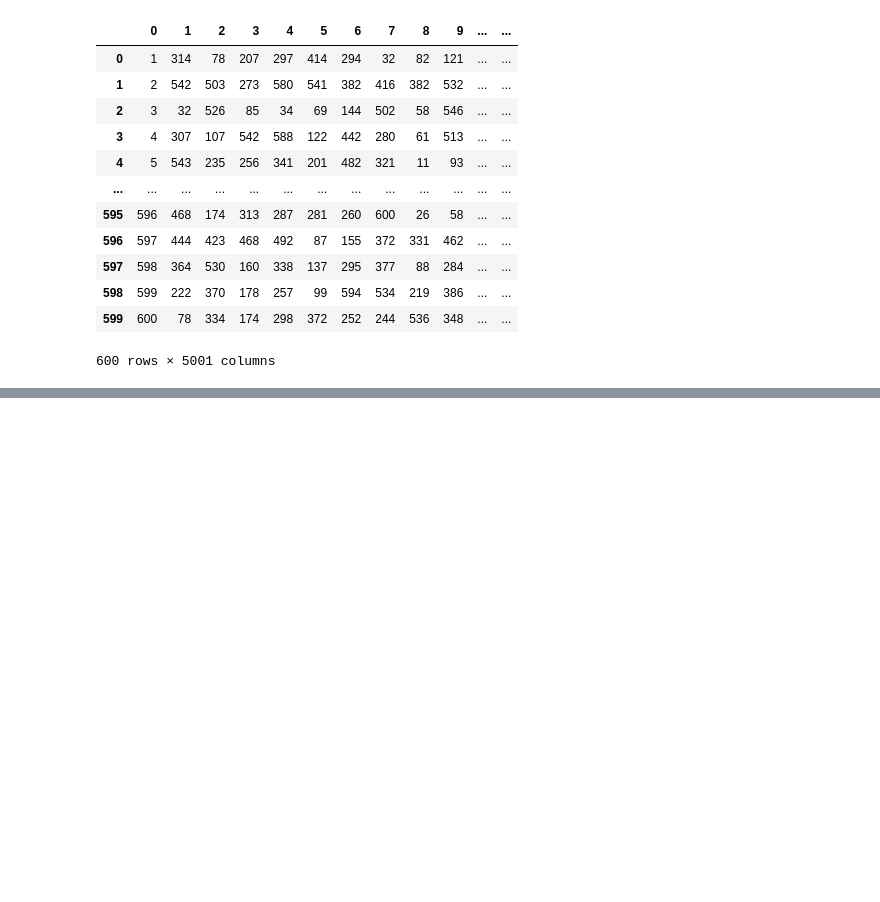
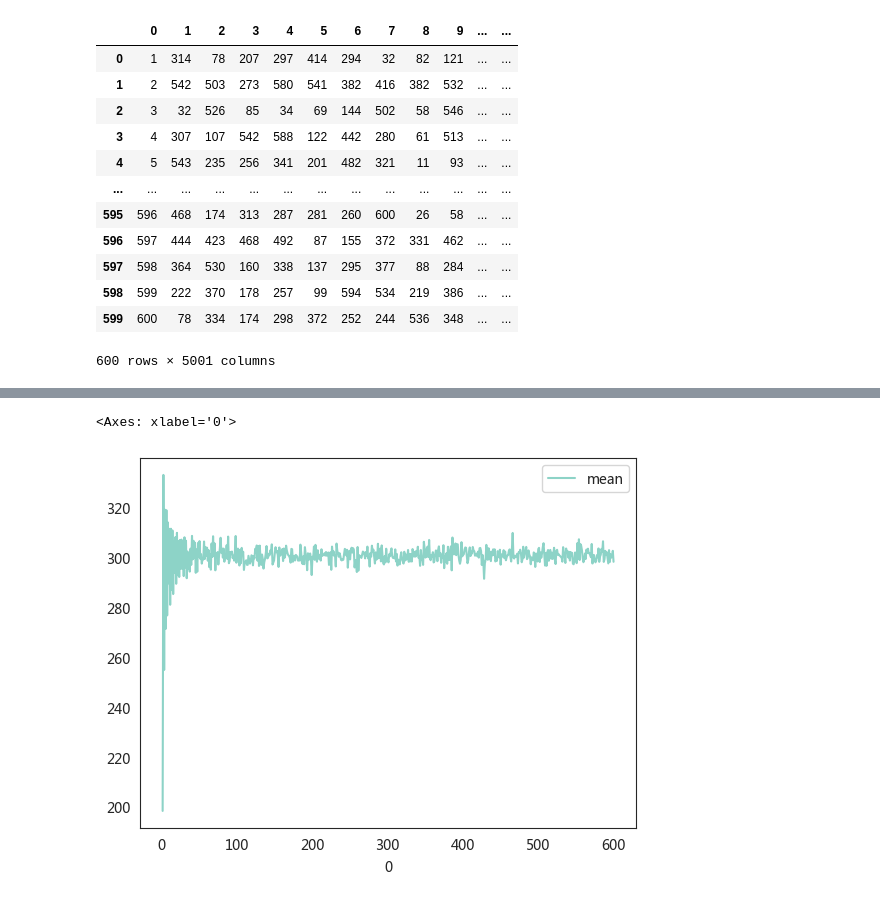
Before and after one commit to Republic1024/RandomKillSimulation, a Jupyter notebook: rk_2.ipynb, the cells around one changed output, grey strips where cells are left out. Saved outputs shown, nothing was run; the diff lists cells and outputs as text; code cells hidden in the pictures; blank space fills up the shorter version.

```diff
--- a/rk_2.ipynb
+++ b/rk_2.ipynb
@@ -76,0 +172,9 @@ pd.DataFrame(np_simul)
+# %%
+df_simul['mean'] = df_simul.iloc[:, 1:].mean(axis=1)
+df_simul['id']=np.array(range(1, 1 + num_people))
+df_simul[['id', 'mean']].to_csv("./result/stats/each_ids_avg_survival_turns.csv",
+                             index=False)
+# df_simul.plot(x=0, y='mean')
+# %% [output]
+<Axes: xlabel='0'>
+[figure, added]
```
Also changed, not shown: parts of 3 cells of this notebook, 8 other files.
